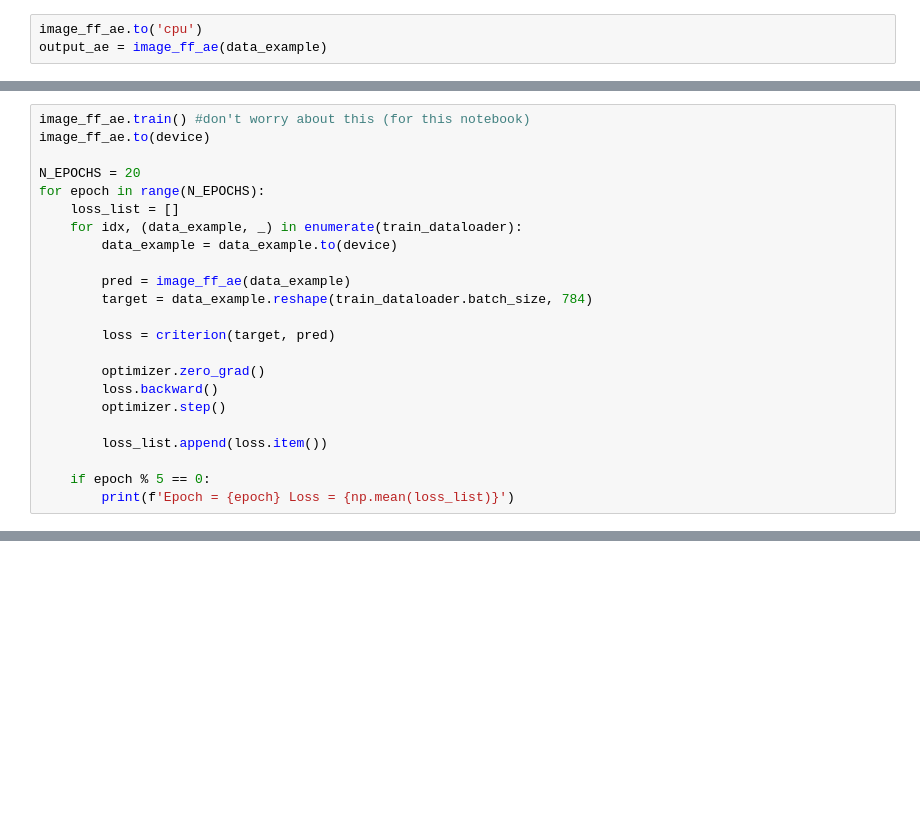
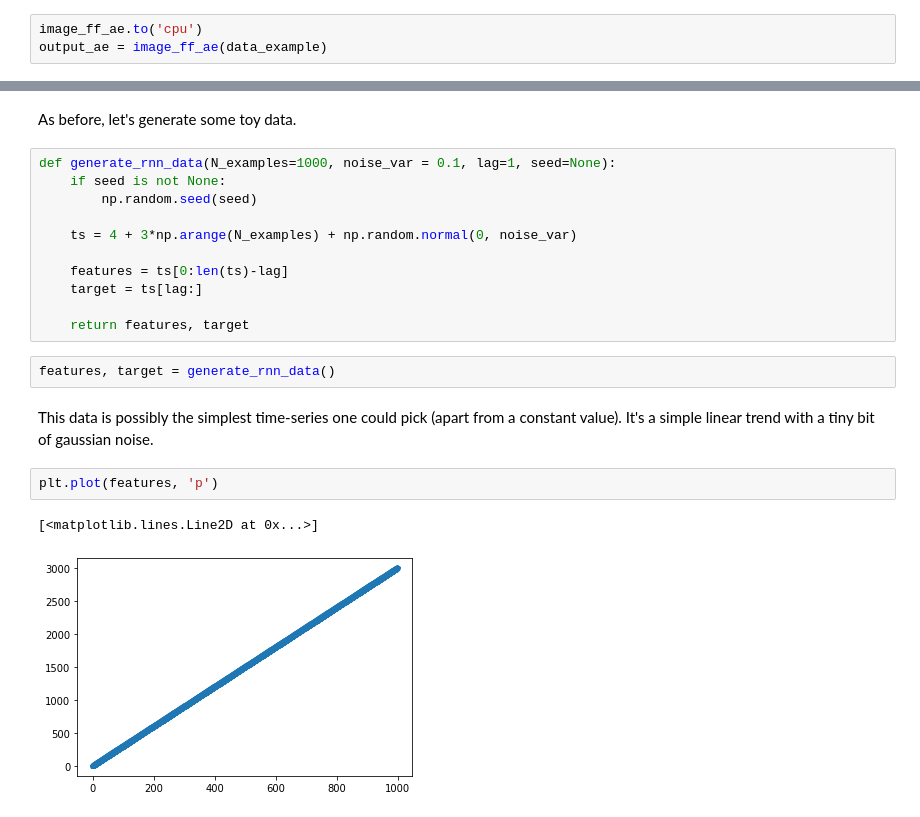
Before and after one commit to TreeinRandomForest/BrnoMLWorkshop2019, a Jupyter notebook: BrnoTeaching2019/notebooks/Day 4 and 5 - Neural Networks.ipynb, the cells around one changed output, grey strips where cells are left out. Saved outputs shown, nothing was run; the diff lists cells and outputs as text; blank space fills up the shorter version.

Commit message:
More notebook stuff

```diff
--- a/BrnoTeaching2019/notebooks/Day 4 and 5 - Neural Networks.ipynb
+++ b/BrnoTeaching2019/notebooks/Day 4 and 5 - Neural Networks.ipynb
@@ -1732,23 +1358,0 @@ Since we are just predicting pixels values that lie between 0 and 1, we choose a
-# %%
-image_ff_ae.train() #don't worry about this (for this notebook)
-image_ff_ae.to(device)
-
-N_EPOCHS = 20
-for epoch in range(N_EPOCHS):
-    loss_list = []
-    for idx, (data_example, _) in enumerate(train_dataloader):
-        data_example = data_example.to(device)
-
-        pred = image_ff_ae(data_example)
-        target = data_example.reshape(train_dataloader.batch_size, 784)
-
-        loss = criterion(target, pred)
-
-        optimizer.zero_grad()
-        loss.backward()
-        optimizer.step()
-
-        loss_list.append(loss.item())
-
-    if epoch % 5 == 0:
-        print(f'Epoch = {epoch} Loss = {np.mean(loss_list)}')
@@ -1766,0 +1511,22 @@ train_dataloader.batch_size
+# %% [markdown]
+As before, let's generate some toy data.
+# %%
+def generate_rnn_data(N_examples=1000, noise_var = 0.1, lag=1, seed=None):
+    if seed is not None:
+        np.random.seed(seed)
+
+    ts = 4 + 3*np.arange(N_examples) + np.random.normal(0, noise_var)
+
+    features = ts[0:len(ts)-lag]
+    target = ts[lag:]
+
+    return features, target
+# %%
+features, target = generate_rnn_data()
+# %% [markdown]
+This data is possibly the simplest time-series one could pick (apart from a constant value). It's a simple linear trend with a tiny bit of gaussian noise.
+# %%
+plt.plot(features, 'p')
+# %% [output]
+[<matplotlib.lines.Line2D at 0x...>]
+[figure, added]
```
Also changed, not shown: parts of 155 cells of this notebook, 1 other file.
